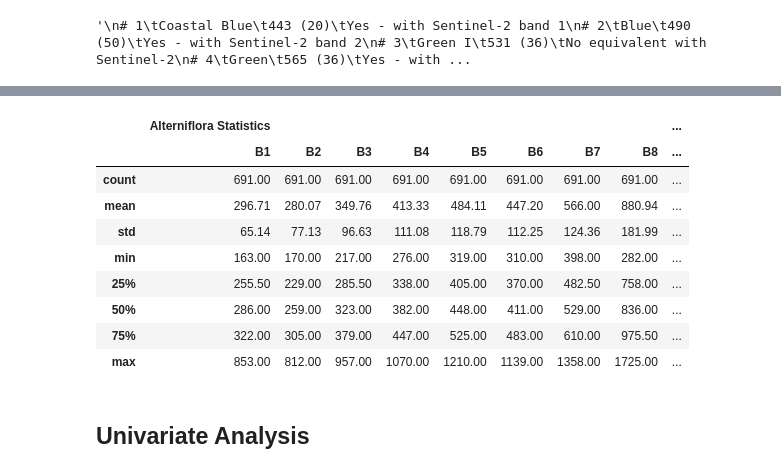
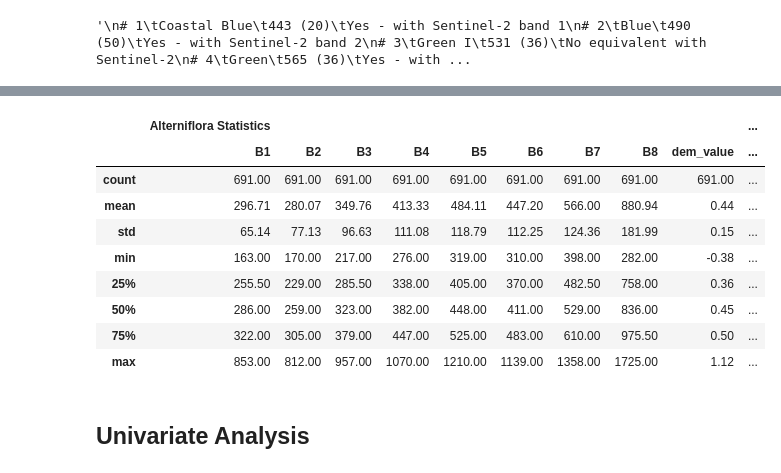
Before and after one commit to MirandaLv/MarshCommunity_EPA, a Jupyter notebook: scripts/descriptive_analysis.ipynb, the cells around one changed output, grey strips where cells are left out. Cells and saved outputs as stored; diff of their text form; code cells hidden in the pictures.

```diff
--- a/scripts/descriptive_analysis.ipynb
+++ b/scripts/descriptive_analysis.ipynb
@@ -52,23 +52,23 @@ df.head()
 | 3 | 3 | alterniflora | RandomPoints_BrownBay_alterniflora | /Users/mirandalv/Documents/projec... | 369 | 458 | 567 | 639 | 739 | 738 | 766 | ... |
 | 4 | 4 | alterniflora | RandomPoints_BrownBay_alterniflora | /Users/mirandalv/Documents/projec... | 432 | 491 | 648 | 735 | 841 | 701 | 891 | ... |
 # %%
-subset_attributes = ['B1', 'B2', 'B3', 'B4', 'B5', 'B6', 'B7', 'B8']
+subset_attributes = ['B1', 'B2', 'B3', 'B4', 'B5', 'B6', 'B7', 'B8', 'dem_value']
 
 alterniflora = round(df[df['type']=='alterniflora'][subset_attributes].describe(),2)
 juncus = round(df[df['type']=='juncus'][subset_attributes].describe(),2)
 
 pd.concat([alterniflora, juncus], axis=1, keys=['Alterniflora Statistics', 'Juncus Statistics'])
 # %% [output]
-|  | Alterniflora Statistics |  |  |  |  |  |  |  | ... |
-|  | B1 | B2 | B3 | B4 | B5 | B6 | B7 | B8 | ... |
-| count | 691.00 | 691.00 | 691.00 | 691.00 | 691.00 | 691.00 | 691.00 | 691.00 | ... |
-| mean | 296.71 | 280.07 | 349.76 | 413.33 | 484.11 | 447.20 | 566.00 | 880.94 | ... |
-| std | 65.14 | 77.13 | 96.63 | 111.08 | 118.79 | 112.25 | 124.36 | 181.99 | ... |
-| min | 163.00 | 170.00 | 217.00 | 276.00 | 319.00 | 310.00 | 398.00 | 282.00 | ... |
-| 25% | 255.50 | 229.00 | 285.50 | 338.00 | 405.00 | 370.00 | 482.50 | 758.00 | ... |
-| 50% | 286.00 | 259.00 | 323.00 | 382.00 | 448.00 | 411.00 | 529.00 | 836.00 | ... |
-| 75% | 322.00 | 305.00 | 379.00 | 447.00 | 525.00 | 483.00 | 610.00 | 975.50 | ... |
-| max | 853.00 | 812.00 | 957.00 | 1070.00 | 1210.00 | 1139.00 | 1358.00 | 1725.00 | ... |
+|  | Alterniflora Statistics |  |  |  |  |  |  |  |  | ... |
+|  | B1 | B2 | B3 | B4 | B5 | B6 | B7 | B8 | dem_value | ... |
+| count | 691.00 | 691.00 | 691.00 | 691.00 | 691.00 | 691.00 | 691.00 | 691.00 | 691.00 | ... |
+| mean | 296.71 | 280.07 | 349.76 | 413.33 | 484.11 | 447.20 | 566.00 | 880.94 | 0.44 | ... |
+| std | 65.14 | 77.13 | 96.63 | 111.08 | 118.79 | 112.25 | 124.36 | 181.99 | 0.15 | ... |
+| min | 163.00 | 170.00 | 217.00 | 276.00 | 319.00 | 310.00 | 398.00 | 282.00 | -0.38 | ... |
+| 25% | 255.50 | 229.00 | 285.50 | 338.00 | 405.00 | 370.00 | 482.50 | 758.00 | 0.36 | ... |
+| 50% | 286.00 | 259.00 | 323.00 | 382.00 | 448.00 | 411.00 | 529.00 | 836.00 | 0.45 | ... |
+| 75% | 322.00 | 305.00 | 379.00 | 447.00 | 525.00 | 483.00 | 610.00 | 975.50 | 0.50 | ... |
+| max | 853.00 | 812.00 | 957.00 | 1070.00 | 1210.00 | 1139.00 | 1358.00 | 1725.00 | 1.12 | ... |
 # %% [markdown]
 ## Univariate Analysis
 # %%
```
Also changed, not shown: parts of 6 cells of this notebook, 2 other files.
